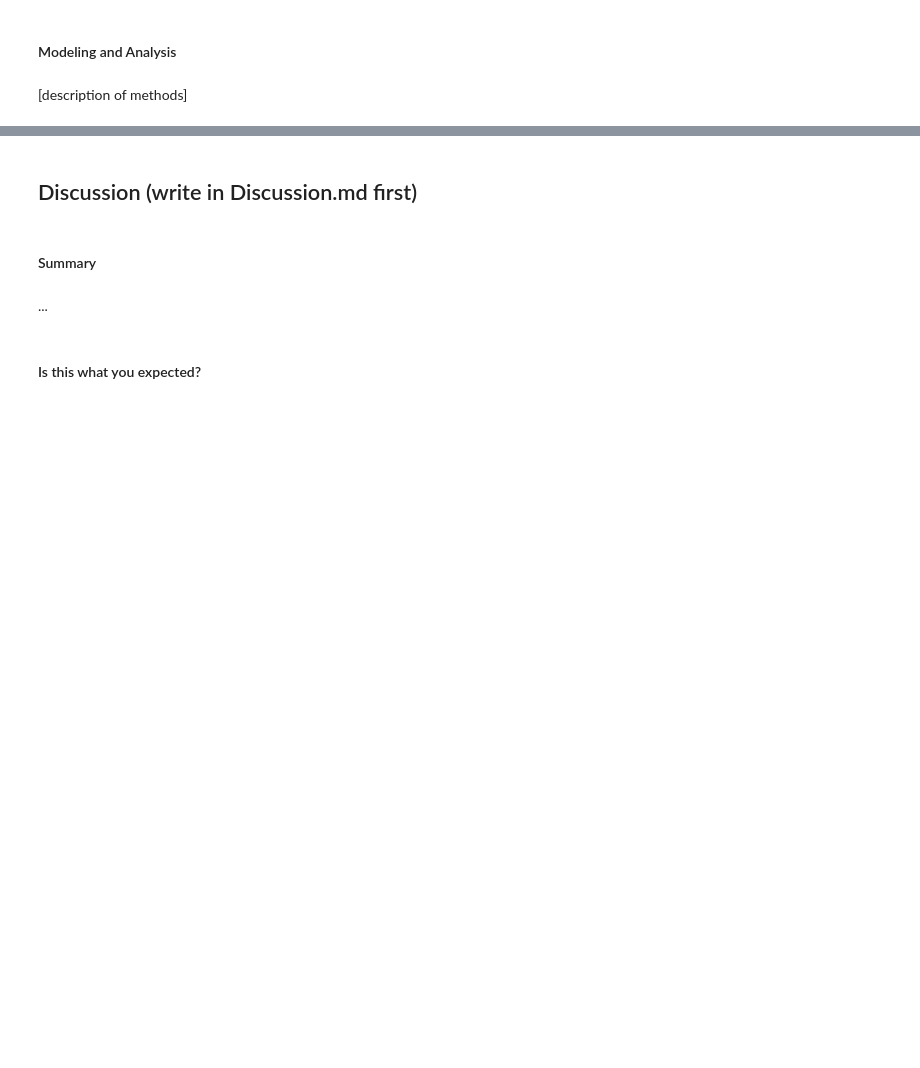
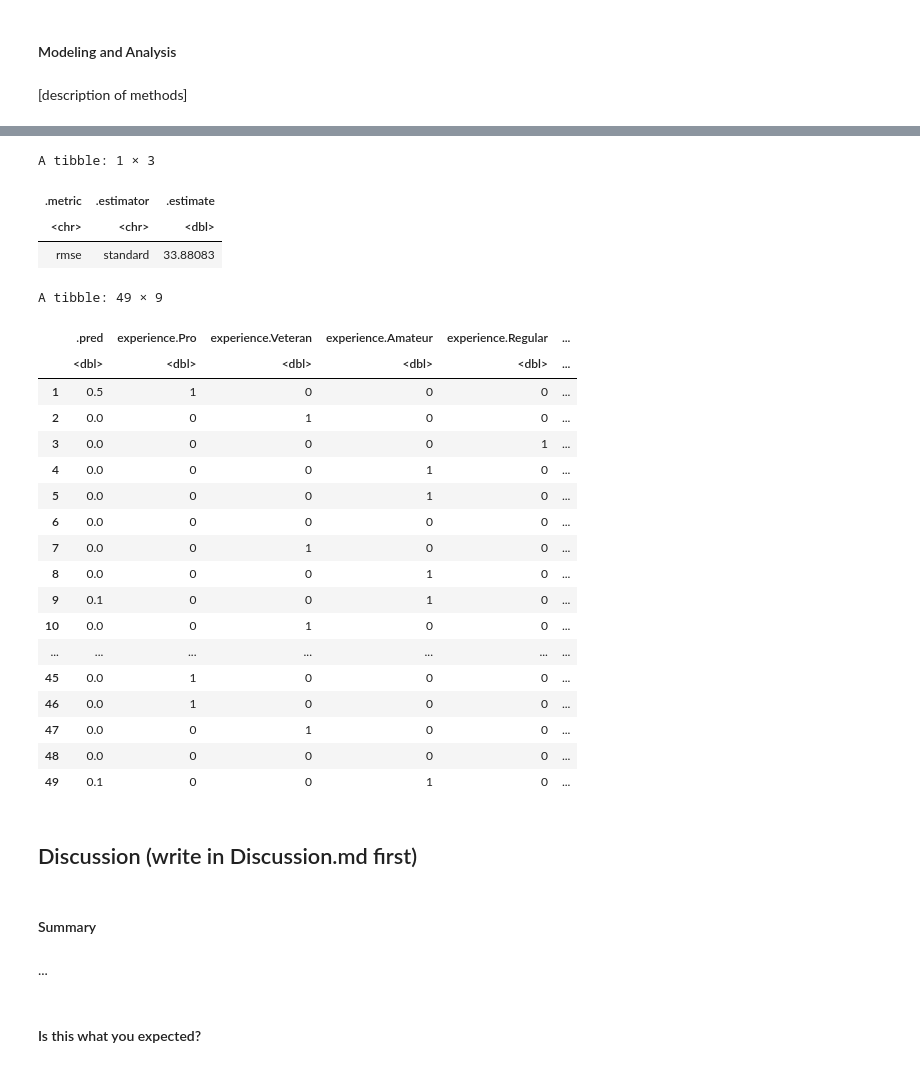
Before and after one commit to HunterBowie/dsci-100-group-005-19, a Jupyter notebook: report.ipynb, the cells around one changed output, grey strips where cells are left out. Drawn from its saved outputs; the diff is of its cells as text; code cells hidden in the pictures; blank space fills up the shorter version.

Commit message:
Used one hot encoding and tested model

```diff
--- a/report.ipynb
+++ b/report.ipynb
@@ -194,3 +347,50 @@ There were issues with some computations   A: x1
+# %%
+set.seed(123)
+kmin <- lowest_rmspe |> pull(neighbors)
+
+players_spec <- nearest_neighbor(weight_func = "rectangular", neighbors = kmin) |>
+  set_engine("kknn") |>
+  set_mode("regression")
+
+players_fit <- workflow() |>
+  add_recipe(knn_recipe) |>
+  add_model(players_spec) |>
+  fit(data = players_train_encoded)
+
+test_predictions <- players_fit |>
+  predict(players_test_encoded) |>
+  bind_cols(players_test_encoded)
+
+test_predictions_summary <- test_predictions |>
+  metrics(truth = played_hours, estimate = .pred) |>
+  filter(.metric == 'rmse')
+
+test_predictions_summary
+test_predictions
+# %% [output]
+A tibble: 1 × 3
+| .metric | .estimator | .estimate |
+| <chr> | <chr> | <dbl> |
+| rmse | standard | 33.88083 |
+A tibble: 49 × 9
+|  | .pred | experience.Pro | experience.Veteran | experience.Amateur | experience.Regular | ... |
+|  | <dbl> | <dbl> | <dbl> | <dbl> | <dbl> | ... |
+| 1 | 0.5 | 1 | 0 | 0 | 0 | ... |
+| 2 | 0.0 | 0 | 1 | 0 | 0 | ... |
+| 3 | 0.0 | 0 | 0 | 0 | 1 | ... |
+| 4 | 0.0 | 0 | 0 | 1 | 0 | ... |
+| 5 | 0.0 | 0 | 0 | 1 | 0 | ... |
+| 6 | 0.0 | 0 | 0 | 0 | 0 | ... |
+| 7 | 0.0 | 0 | 1 | 0 | 0 | ... |
+| 8 | 0.0 | 0 | 0 | 1 | 0 | ... |
+| 9 | 0.1 | 0 | 0 | 1 | 0 | ... |
+| 10 | 0.0 | 0 | 1 | 0 | 0 | ... |
+| ... | ... | ... | ... | ... | ... | ... |
+| 45 | 0.0 | 1 | 0 | 0 | 0 | ... |
+| 46 | 0.0 | 1 | 0 | 0 | 0 | ... |
+| 47 | 0.0 | 0 | 1 | 0 | 0 | ... |
+| 48 | 0.0 | 0 | 0 | 0 | 0 | ... |
+| 49 | 0.1 | 0 | 0 | 1 | 0 | ... |
 # %% [markdown]
 ## Discussion (write in Discussion.md first)
 # %% [markdown]
```
Also changed, not shown: parts of 15 cells of this notebook.
